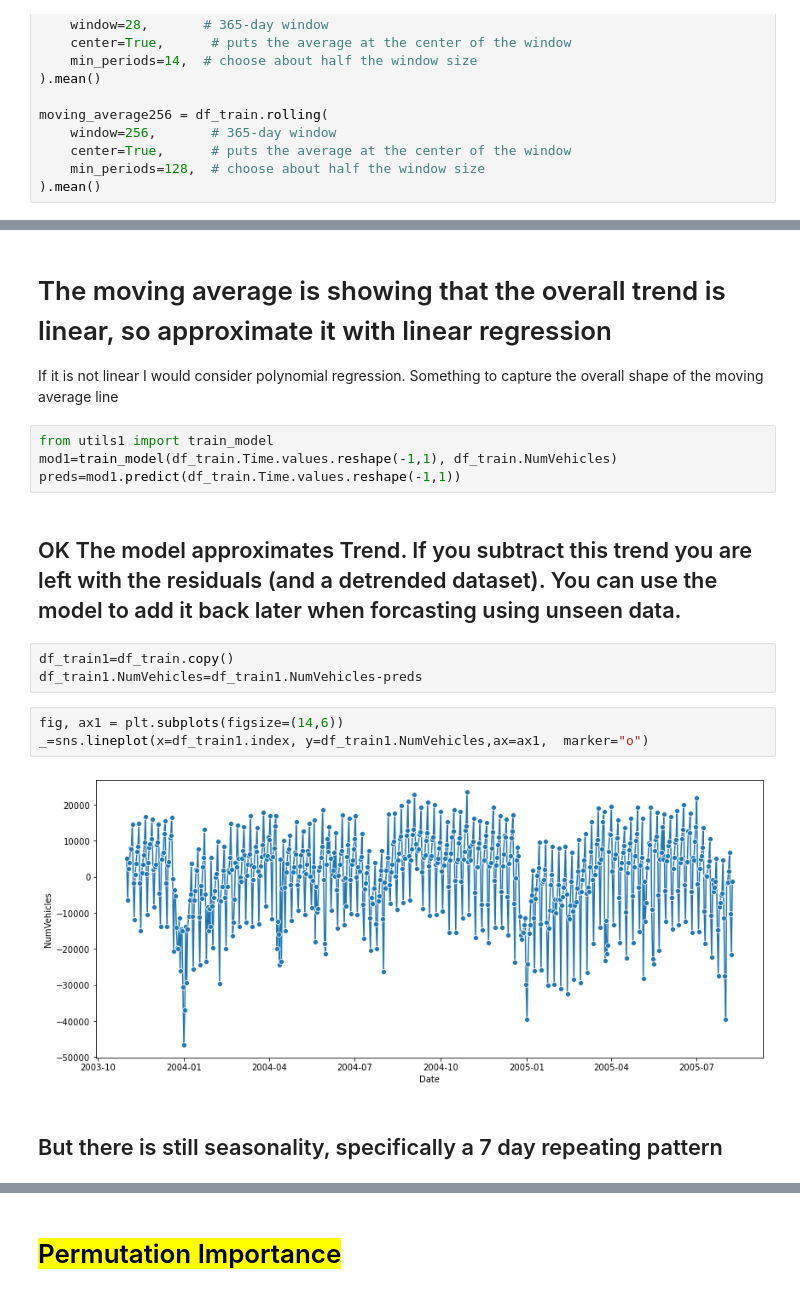
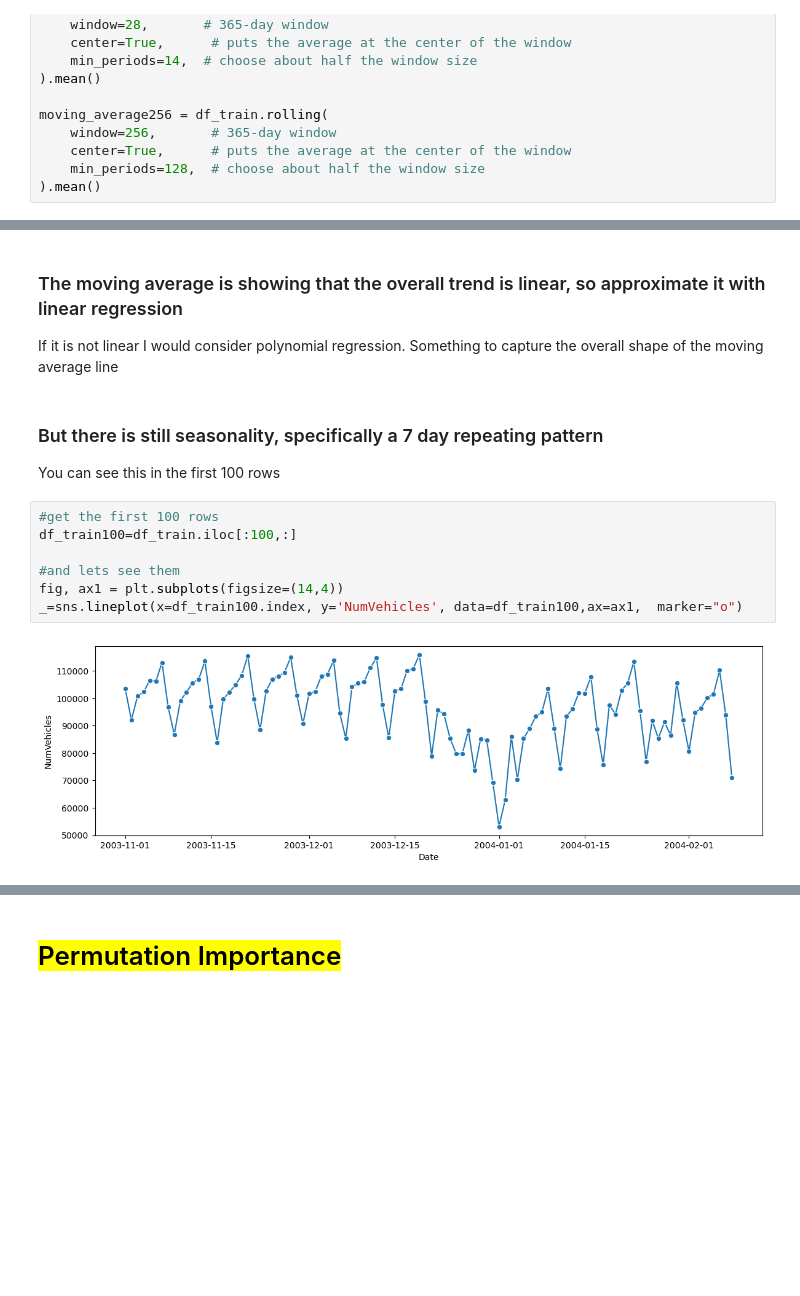
Before and after one commit to CNUClasses/DATA301_CODE, a Jupyter notebook: week_12/12_3_trend_catboost.ipynb, the cells around one changed output, grey strips where cells are left out. Drawn from its saved outputs; the diff is of its cells as text; blank space fills up the shorter version.

```diff
--- a/week_12/12_3_trend_catboost.ipynb
+++ b/week_12/12_3_trend_catboost.ipynb
@@ -80,20 +107,16 @@ _=sns.lineplot(x=moving_average256.index, y=moving_average256.NumVehicles,ax=ax1
 # %% [markdown]
-# The moving average is showing that the overall trend is linear, so approximate it with linear regression
+### The moving average is showing that the overall trend is linear, so approximate it with linear regression
 
 If it is not linear I would consider polynomial regression.  Something to capture the overall shape of the moving average line
-# %%
-from utils1 import train_model
-mod1=train_model(df_train.Time.values.reshape(-1,1), df_train.NumVehicles)
-preds=mod1.predict(df_train.Time.values.reshape(-1,1))
-# %% [markdown]
-## OK The model approximates Trend.  If you subtract this trend you are left with the residuals (and a detrended dataset).  You can use the model to add it back later when forcasting using unseen data.
-# %%
-df_train1=df_train.copy()
-df_train1.NumVehicles=df_train1.NumVehicles-preds
+# %% [markdown]
+### But there is still seasonality, specifically a 7 day repeating pattern
+You can see this in the first 100 rows
 # %%
-fig, ax1 = plt.subplots(figsize=(14,6))
-_=sns.lineplot(x=df_train1.index, y=df_train1.NumVehicles,ax=ax1,  marker="o")
+#get the first 100 rows
+df_train100=df_train.iloc[:100,:]
+
+#and lets see them
+fig, ax1 = plt.subplots(figsize=(14,4))
+_=sns.lineplot(x=df_train100.index, y='NumVehicles', data=df_train100,ax=ax1,  marker="o")
 # %% [output]
-[figure, old version]
+[figure, new version]
-# %% [markdown]
-## But there is still seasonality, specifically a 7 day repeating pattern
```
Also changed, not shown: parts of 26 cells of this notebook.
